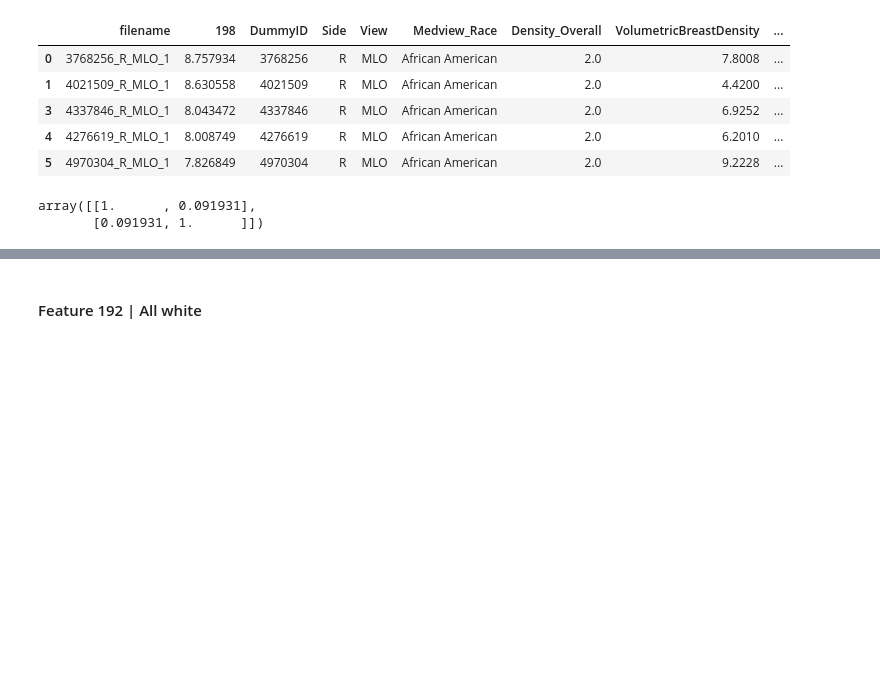
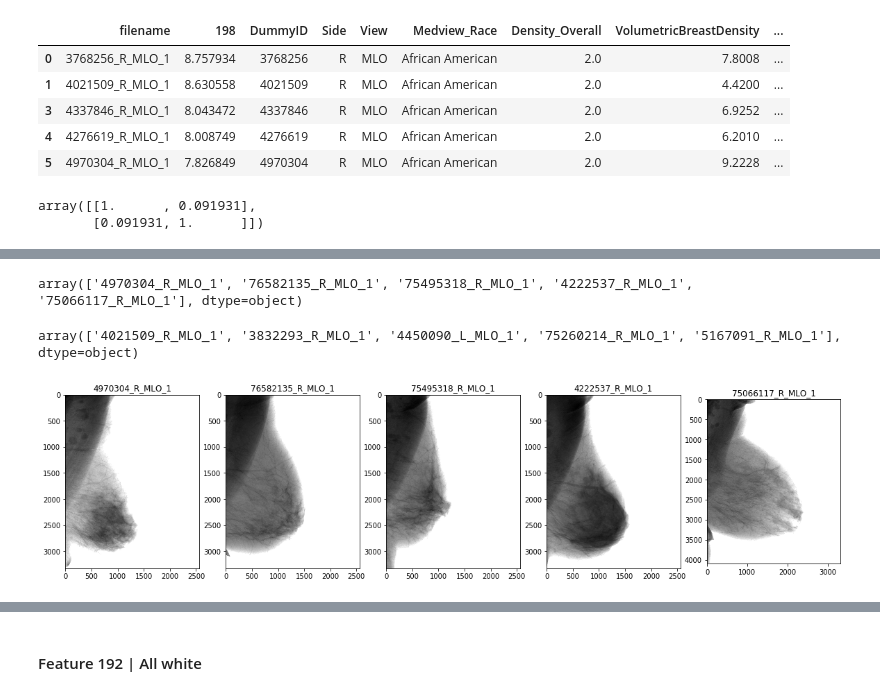
Before and after one commit to rsk2327/CBIG, a Jupyter notebook: RaceClassification/Features/Understanding Features.ipynb, the cells around one changed output, grey strips where cells are left out. Drawn from its saved outputs; the diff is of its cells as text; code cells hidden in the pictures; blank space fills up the shorter version.

```diff
--- a/RaceClassification/Features/Understanding Features.ipynb
+++ b/RaceClassification/Features/Understanding Features.ipynb
@@ -114,3 +117,18 @@ df.head()
 | 3 | 5285183_L_MLO_1 | 0.637182 | -0.804549 | 0.622584 | -0.403377 | 0.096624 | 1.030809 | 0.631088 | 0.458424 | -1.333583 | ... | ... |
 | 4 | 75216411_L_CC_1 | 0.123420 | 0.375297 | 0.269578 | 1.081226 | 0.585032 | 1.852086 | -0.210149 | -0.675425 | -0.681569 | ... | ... |
 5 rows × 513 columns
+# %%
+validFeatureList = []
+
+fileList = os.listdir(validFolder)
+
+for file in fileList:
+    name= file[:-4]
+
+    data = np.load(os.path.join(validFolder,file))
+
+    validFeatureList.append([name]+list(data[0]))
+
+validdf= pd.DataFrame(validFeatureList)
+
+validdf.columns = ['filename'] + list(validdf.columns[1:])
@@ -382,0 +492,12 @@ array([[1.      , 0.091931],
+# %%
+a[a.BMI<31][:5]['filename'].values
+# %% [output]
+array(['4970304_R_MLO_1', '76582135_R_MLO_1', '75495318_R_MLO_1', '4222537_R_MLO_1', '75066117_R_MLO_1'], dtype=object)
+# %%
+a[a.BMI>41][:5]['filename'].values
+# %% [output]
+array(['4021509_R_MLO_1', '3832293_R_MLO_1', '4450090_L_MLO_1', '75260214_R_MLO_1', '5167091_R_MLO_1'], dtype=object)
+# %%
+printFileList(list(a[a.BMI<31][:5]['filename'].values))
+# %% [output]
+[figure, added]
```
Also changed, not shown: parts of 37 cells of this notebook, 1 other file.
